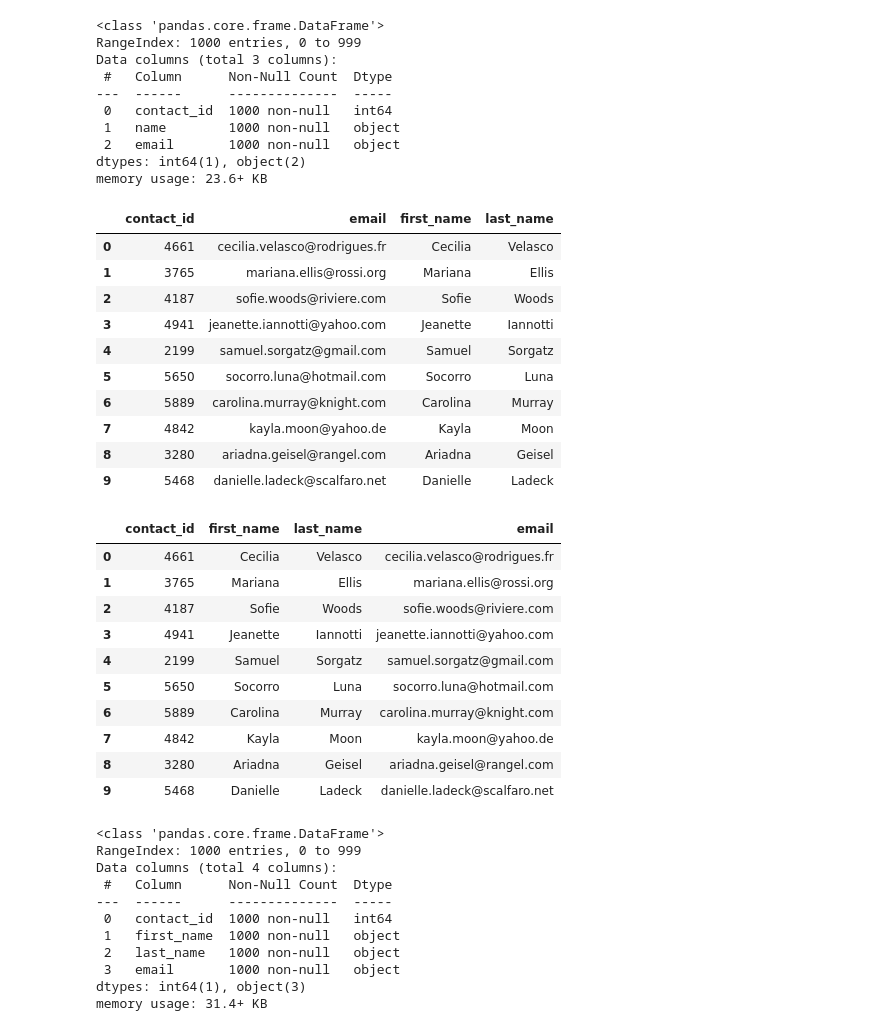
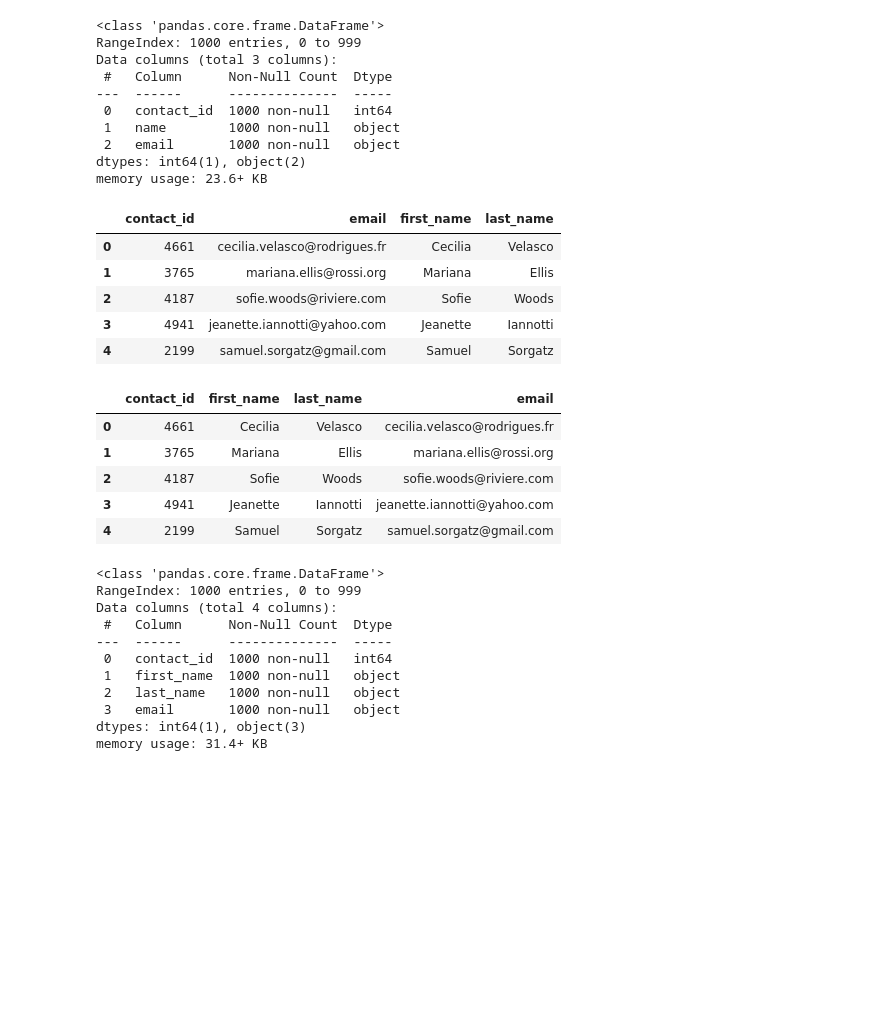
Before and after one commit to pujatiwari11/Crowdfunding_ETL, a Jupyter notebook: ETL_Mini_Project_Ptiwari.ipynb, the cells around one changed output. Cells and saved outputs as stored; diff of their text form; code cells hidden in the pictures; blank space fills up the shorter version.

Commit message:
last changes

```diff
--- a/ETL_Mini_Project_Starter_Code.ipynb
+++ b/ETL_Mini_Project_Ptiwari.ipynb
@@ -337,9 +323,9 @@ Then export the DataFrame as a `contacts.csv` CSV file.
 # %%
 # Iterate through the contact_info_df and convert each row to a dictionary.
 import json
-dict_values = []
+dict_values = contact_info_df.iloc[1][0]
 
-
-# Print out the list of values for each row.
-print(dict_values)
+converted_data = json.loads(dict_values)
+for k, v in converted_data.items():
+    print(k, v)
 # %% [output]
@@ -346,0 +335,28 @@ print(dict_values)
+# %%
+   # 1. Create two list one for the keys and one for the values.
+dict_values = []
+column_names = []
+for i, row in contact_info_df.iterrows():
+    data = row[0]
+
+    try:
+    # Convert each row to a Python dictionary (we have to add in this decode error because our first row is just contact_info so it needs to ignore).
+         converted_data = json.loads(data)
+    except json.JSONDecodeError as e:
+        print(f"Error decoding JSON in row {i}: {e}")
+        continue
+
+    # Use a list comprehension to get the keys from the converted data.
+    columns = [k for k,v in converted_data.items()]
+
+    # Use a list comprehension to get the values for each row.
+    row_values = [v for k, v in converted_data.items()]
+
+    # Append the list of values for each row.
+    column_names.append(columns)
+    dict_values.append(row_values)
+
+# Print out the list of values for each row.
+print(column_names[0])
+print()
+print(dict_values)
@@ -347,6 +368,8 @@ print(dict_values)
 # %%
 # Create a contact_info DataFrame and add each list of values, i.e., each row
 # to the 'contact_id', 'name', 'email' columns.
+contact_df = pd.DataFrame(dict_values, columns=column_names[0])
+contact_df.head()
 # %% [output]
 |  | contact_id | name | email |
 | 0 | 4661 | Cecilia Velasco | cecilia.velasco@rodrigues.fr |
@@ -370,22 +394,23 @@ memory usage: 23.6+ KB
 # %%
 # Create a "first"name" and "last_name" column with the first and last names from the "name" column.
 
+contact_df[["first_name", "last_name"]] = contact_df["name"].str.split(' ', expand=True)
+contact_df.head()
 
 # Drop the contact_name column
+contacts_df_clean = contact_df.drop(["name"], axis = 1)
+contacts_df_clean.head()
 # %% [output]
 |  | contact_id | email | first_name | last_name |
 | 0 | 4661 | cecilia.velasco@rodrigues.fr | Cecilia | Velasco |
 | 1 | 3765 | mariana.ellis@rossi.org | Mariana | Ellis |
 | 2 | 4187 | sofie.woods@riviere.com | Sofie | Woods |
 | 3 | 4941 | jeanette.iannotti@yahoo.com | Jeanette | Iannotti |
 | 4 | 2199 | samuel.sorgatz@gmail.com | Samuel | Sorgatz |
-| 5 | 5650 | socorro.luna@hotmail.com | Socorro | Luna |
-| 6 | 5889 | carolina.murray@knight.com | Carolina | Murray |
-| 7 | 4842 | kayla.moon@yahoo.de | Kayla | Moon |
-| 8 | 3280 | ariadna.geisel@rangel.com | Ariadna | Geisel |
-| 9 | 5468 | danielle.ladeck@scalfaro.net | Danielle | Ladeck |
 # %%
 # Reorder the columns
+contacts_df_clean = contacts_df_clean[['contact_id', 'first_name', 'last_name', 'email']]
+contacts_df_clean.head()
 # %% [output]
 |  | contact_id | first_name | last_name | email |
 | 0 | 4661 | Cecilia | Velasco | cecilia.velasco@rodrigues.fr |
@@ -393,10 +418,5 @@ memory usage: 23.6+ KB
 | 2 | 4187 | Sofie | Woods | sofie.woods@riviere.com |
 | 3 | 4941 | Jeanette | Iannotti | jeanette.iannotti@yahoo.com |
 | 4 | 2199 | Samuel | Sorgatz | samuel.sorgatz@gmail.com |
-| 5 | 5650 | Socorro | Luna | socorro.luna@hotmail.com |
-| 6 | 5889 | Carolina | Murray | carolina.murray@knight.com |
-| 7 | 4842 | Kayla | Moon | kayla.moon@yahoo.de |
-| 8 | 3280 | Ariadna | Geisel | ariadna.geisel@rangel.com |
-| 9 | 5468 | Danielle | Ladeck | danielle.ladeck@scalfaro.net |
 # %%
 # Check the datatypes one more time before exporting as CSV file.
```
Also changed, not shown: parts of 26 cells of this notebook, 3 other files.
